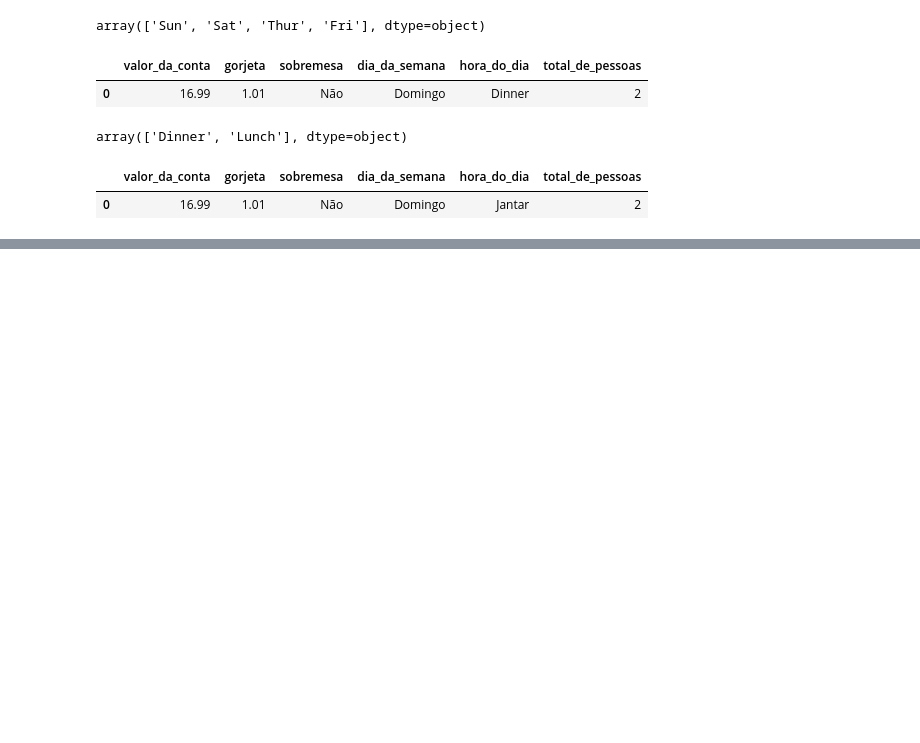
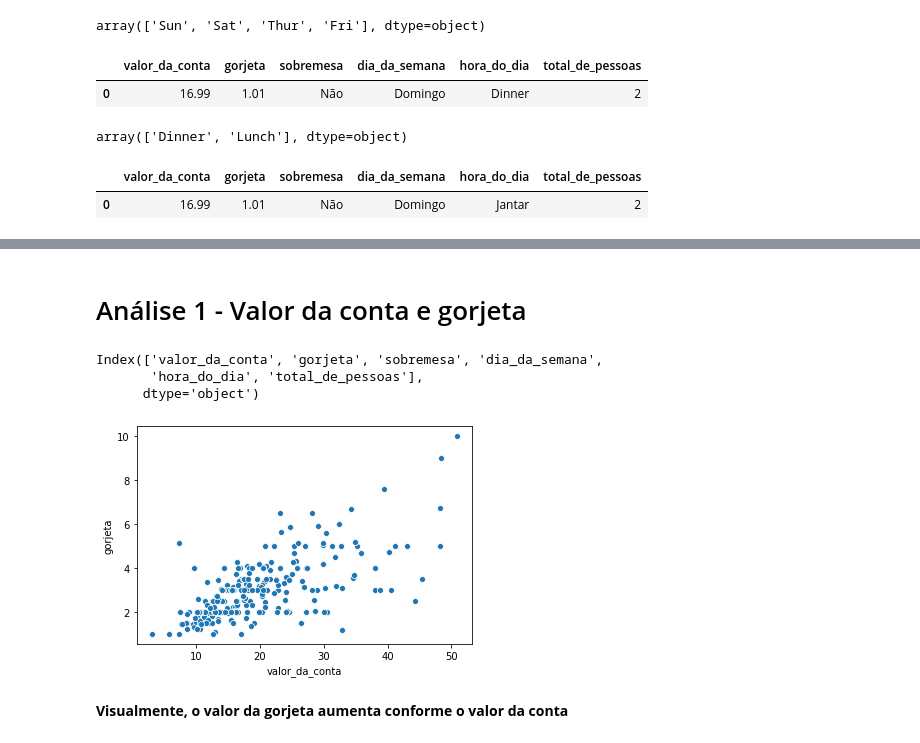
Before and after one commit to joutav/Curso-SeaBorn, a Jupyter notebook: EDA-Gorjetas.ipynb, the cells around one changed output, grey strips where cells are left out. Saved outputs shown, nothing was run; the diff lists cells and outputs as text; code cells hidden in the pictures; blank space fills up the shorter version.

Commit message:
Update EDA-Gorjetas.ipynb
Análise 1 - Valor da conta e gorjeta

```diff
--- a/EDA-Gorjetas.ipynb
+++ b/EDA-Gorjetas.ipynb
@@ -92,0 +124,14 @@ gorjetas.head(1)
+# %% [markdown]
+# Análise 1 - Valor da conta e gorjeta
+# %%
+gorjetas.columns
+# %% [output]
+Index(['valor_da_conta', 'gorjeta', 'sobremesa', 'dia_da_semana',
+       'hora_do_dia', 'total_de_pessoas'],
+      dtype='object')
+# %%
+valor_gorjeta = sns.scatterplot(x= 'valor_da_conta', y = 'gorjeta', data = gorjetas)
+# %% [output]
+[figure, added]
+# %% [markdown]
+**Visualmente, o valor da gorjeta aumenta conforme o valor da conta**
```
Also changed, not shown: parts of 13 cells of this notebook.
